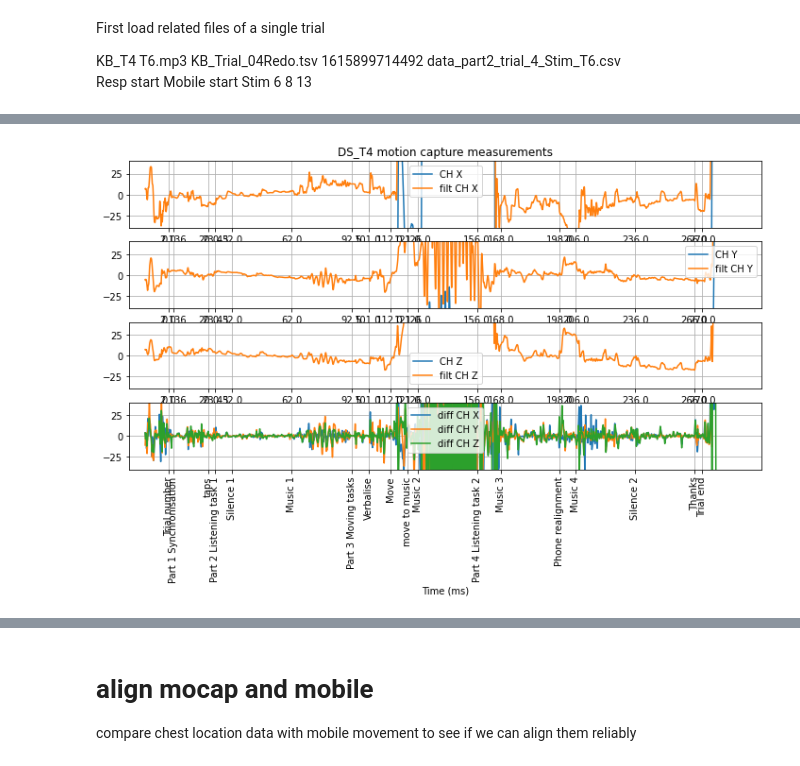
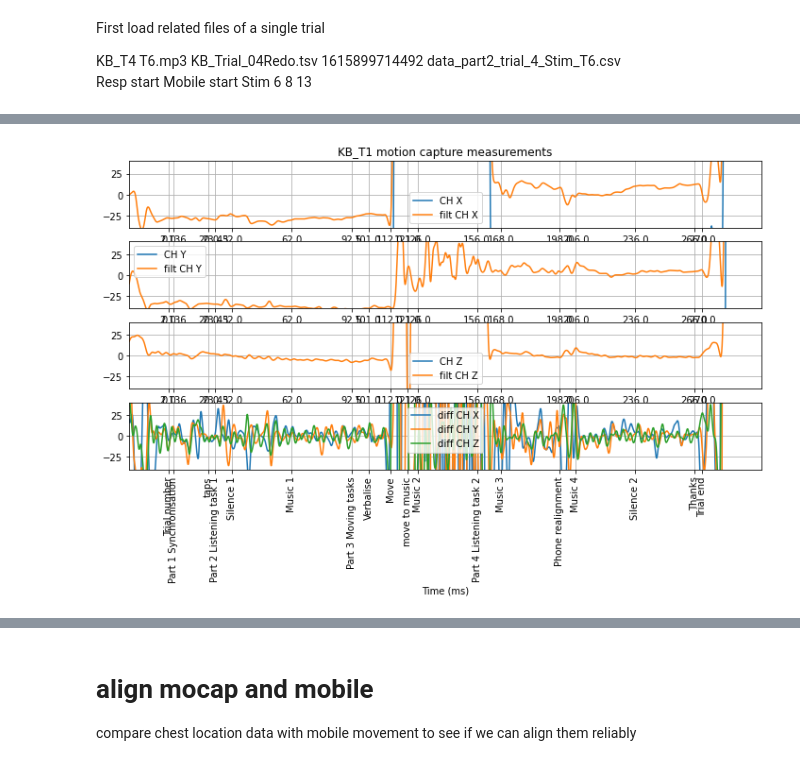
Before and after one commit to finn42/MusicLab_aligning, a Jupyter notebook: Aligning_signals.ipynb, the cells around one changed output, grey strips where cells are left out. Drawn from its saved outputs; the diff is of its cells as text; code cells hidden in the pictures.

```diff
--- a/Aligning_signals.ipynb
+++ b/Aligning_signals.ipynb
@@ -40,6 +40,16 @@ First load related files of a single trial
 KB_T4	T6.mp3	KB_Trial_04Redo.tsv	1615899714492	data_part2_trial_4_Stim_T6.csv
 Resp start	Mobile start	Stim
 6	8	13
+# %%
+# conditions for comparison 246900 289766
+units = 1000 # ms
+fs = 10/units # 10 Hz
+
+cutoff = np.array([0.5])/units # filtering to between 1 and 0.05 hz
+nyq = 1 * fs
+order = 2
+normal_cutoff = cutoff / nyq
+b, a = butter(order, normal_cutoff, btype='lowpass', analog=False)
 # %%
 os.chdir('/Users/finn/Desktop/Current_Projects/Resp_Mobile_recording/Mobile_test/Data/')
 trail_wise = pd.read_csv('trial_wise.csv')
@@ -49,7 +60,7 @@ trial_times['Time (ms)'] = units*trial_times['Time (s)']
 trial_times=trial_times.set_index("Time (ms)", drop=True)
 # %%
 # trial timing information
-trial_n =5
+trial_n =8
 
 # Trial to test
 trial_name = trail_wise.loc[trial_n,'Participant'] + '_' + trail_wise.loc[trial_n,'Trial stim']
@@ -63,13 +74,14 @@ os.chdir('/Users/finn/Documents/uio-ritmo/Sweetzpot Data/' + str(trail_wise.loc[
 filename = 'Breathing2.csv'
 g = pd.read_csv(filename,',',header=None,names=['0','1','2','3','4','5'])
 resp_init = g.loc[g['1']=='force']
-respdelay = resp_init.iloc[0,0] - g.iloc[0,0]
-print('resp belt sensor connection delay ' + str(respdelay/1000) + 's' )
+respdelay = np.round(resp_init.iloc[0,0] - g.iloc[0,0],-2)
+print('resp belt sensor connection delay ' + str(respdelay/1000) + 's' ) #rounded to 10 hz
 
 # motion capture recordings
 os.chdir('/Users/finn/Desktop/Current_Projects/Resp_Mobile_recording/Mobile_test/Data/MC/')
 m = pd.read_csv(trail_wise.loc[trial_n,'mocap_file'], sep='\t',header=None,names=['HEADT X', 'HEADT Y', 'HEADT Z', 'SHL X', 'SHL Y','SHL Z','SHR X', 'SHR Y', 'SHR Z','CH X', 'CH Y', 'CH Z'])
-mocap = m.loc[~m['CH Z'].isna(),:]
+mocap = m.loc[~m['CH Z'].isna(),:].copy()#.astype(float)
+mocap = mocap.iloc[1:,:]
 mocap.loc[:,'Time (ms)'] = (np.arange(0,len(mocap),)*units/120) - trail_wise.loc[trial_n,'Stim']*units
 trail_wise.loc[trial_n,:]
 # %% [output]
@@ -124,5 +236,5 @@ mob_rs = df_rs.copy()
 # %%
-t_range = np.array([-20,300])*units
+t_range = np.array([0,120])*units
 fig = plt.figure(figsize=(12,6))
 dims = ['x', 'y', 'z']# ['alpha','beta','gamma']
 for i in range(len(dims)):
@@ -130,22 +242,20 @@ for i in range(len(dims)):
     ax = plt.subplot(411 + i)
     df_rs.plot.line(y=d,ax=ax)
     df_rs.plot.line(y='filt ' + d,ax=ax)
-    plt.xlim(t_range)
-    plt.ylim(-2,2)
+    plt.ylim(-1,1)
+    if i == 0: plt.title(trial_name + ' mobile accelerometer measurements')
     plt.xticks(trial_times.index,trial_times["Time (s)"])#, concert_times['event'])
     plt.grid()
-    if i == 0: plt.title(trial_name + ' mobile accelerometer measurements')
+    plt.xlim(t_range)
 
 ax = plt.subplot(414)
 for d in dims:
     df_rs.plot.line(y='diff ' + d,ax=ax)
     plt.ylim(-20,20)
+    plt.xticks(trial_times.index,trial_times.Element, rotation='vertical')#, concert_times['event'])
+    plt.grid()
     plt.xlim(t_range)
-    plt.xticks(trial_times.index,trial_times["Time (s)"])#, concert_times['event'])
-    plt.grid()
 
-plt.xticks(trial_times.index,trial_times.Element, rotation='vertical')#, concert_times['event'])
-
-plt.savefig('filtered_Mobile.png',dpi = 200)
+plt.savefig('filtered_Mobile_ex_' + trial_name + '.png',dpi = 200)
 plt.show()
 # %% [output]
@@ -153,13 +263,13 @@ plt.show()
 # %%
 t_range = np.array([0,120])*units
 fig = plt.figure(figsize=(12,6))
-dims = ['x', 'y', 'z']# ['alpha','beta','gamma']
+dims = ['MOB X', 'y', 'MOB Z']# ['alpha','beta','gamma']
 for i in range(len(dims)):
     d = dims[i]
     ax = plt.subplot(411 + i)
     df_rs.plot.line(y=d,ax=ax)
     df_rs.plot.line(y='filt ' + d,ax=ax)
-    plt.ylim(-2,2)
+    plt.ylim(-1,1)
     if i == 0: plt.title(trial_name + ' mobile accelerometer measurements')
     plt.xticks(trial_times.index,trial_times["Time (s)"])#, concert_times['event'])
     plt.grid()
@@ -173,6 +283,6 @@ for d in dims:
     plt.grid()
     plt.xlim(t_range)
 
-plt.savefig('filtered_Mobile_ex_' + trial_name + '.png',dpi = 200)
+plt.savefig('filtered_Mobile_ROT_ex_' + trial_name + '.png',dpi = 200)
 plt.show()
 # %% [output]
@@ -308,33 +435,33 @@ mocap_rs
 # %%
 #t_range = np.array([0,120])*units
 t_range = np.array([-20,300])*units
-
+df_rs = mocap_rs
 markers = ['CH']
 dims = ['X','Y','Z']
 for m in markers:
     fig = plt.figure(figsize=(12,6))
     for i in range(len(dims)):
         d = dims[i]
         ax = plt.subplot(411 + i)
         df_rs.plot.line(y= m + ' ' + d,ax=ax)
         df_rs.plot.line(y='filt ' + m + ' ' + d,ax=ax)
         plt.xlim(t_range)
         plt.ylim(-40,40)
         if i == 0: plt.title(trial_name + ' motion capture measurements')
         plt.xticks(trial_times.index,trial_times["Time (s)"])#, concert_times['event'])
         plt.grid()
         plt.xlim(t_range)
 
     ax = plt.subplot(414)
     for d in dims:
         df_rs.plot.line(y='diff ' + m + ' ' + d,ax=ax)
         plt.ylim(-40,40)
         plt.xticks(trial_times.index,trial_times["Element"],rotation='vertical')#, concert_times['event'])
         plt.grid()
         plt.xlim(t_range)
 
 #plt.savefig('filtered_mocap_CH_ex_' + trial_name + '.png',dpi = 200)
 plt.savefig('filtered_CH.png',dpi = 200)
 plt.show()
 # %% [output]
-[figure, old version]
+[figure, new version]
```
Also changed, not shown: parts of 39 cells of this notebook, 3 other files.
